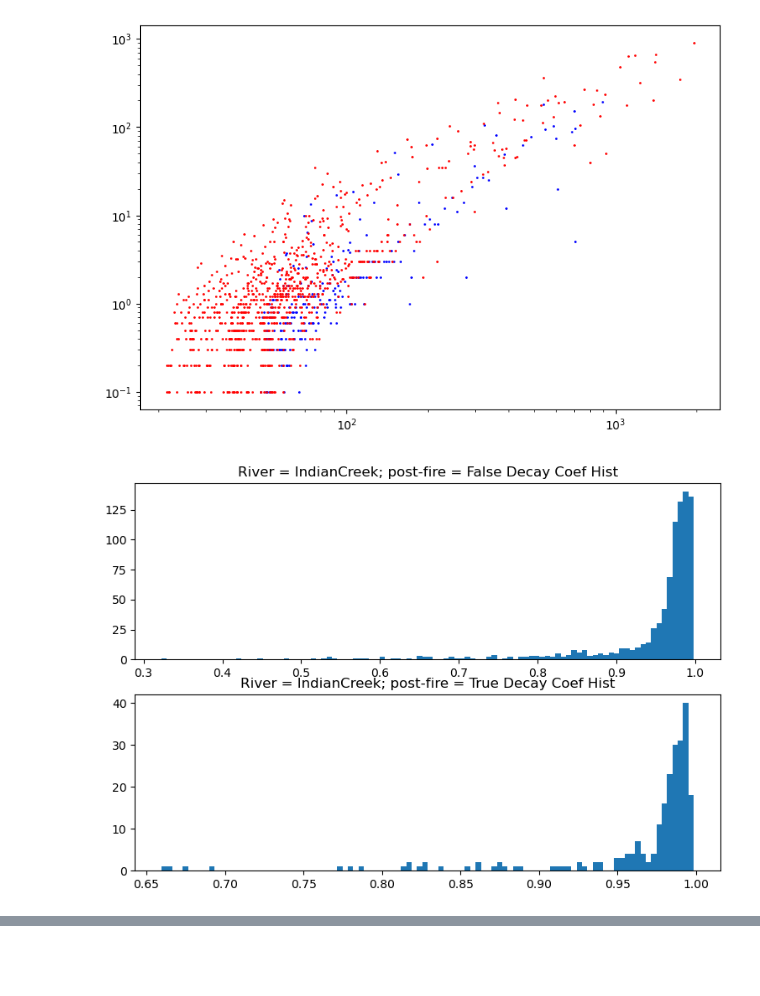
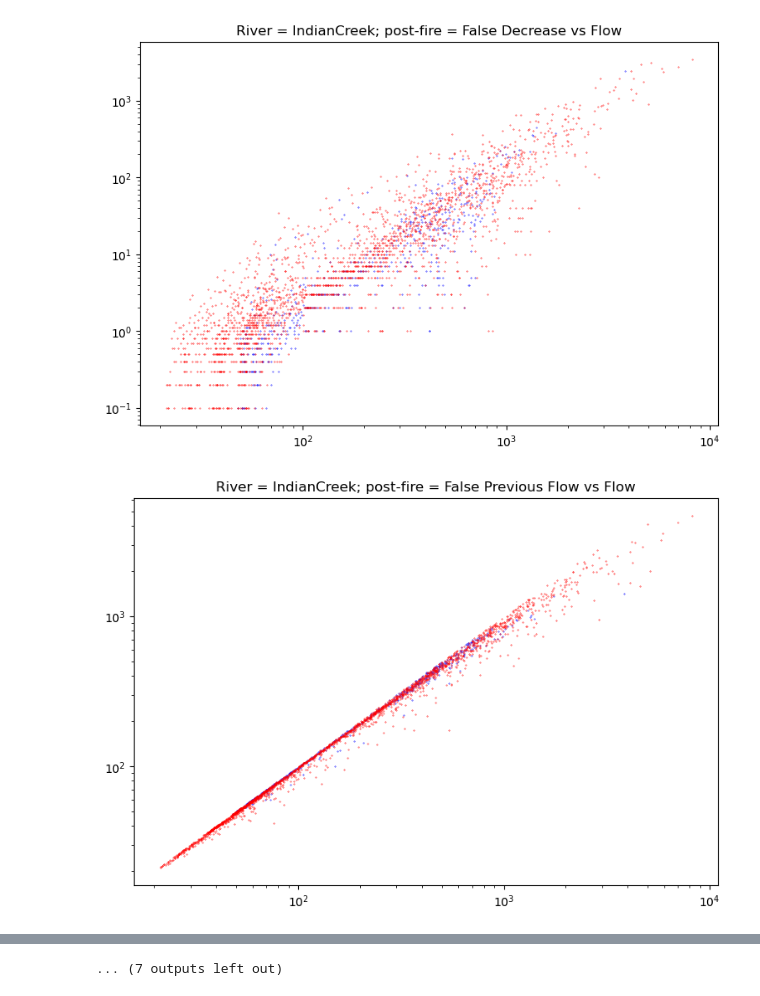
Before and after one commit to UW-GDA/SlaterFireHydrology, a Jupyter notebook: code/Analysis/Linear_Res_Model.ipynb, the cells around one changed output, grey strips where cells are left out. Cells and saved outputs as stored; diff of their text form; code cells hidden in the pictures; blank space fills up the shorter version.

Commit message:
Add more fire data sets

```diff
--- a/code/Analysis/Linear_Res_Model.ipynb
+++ b/code/Analysis/Linear_Res_Model.ipynb
@@ -9,12 +9,12 @@ root_dir='/Users/robinruhm/Documents/Research/Fire Hydrology/SlaterFireHydrology
 data_dir=root_dir+'/data';
 processed_dir =data_dir+'/Processed';
 raw_dir=data_dir+'/Raw';
-precip_station='salmonriver'
-river='IndianCreek'
+#precip_station='salmonriver'
+#river='IndianCreek'
 # %%
-data_file=processed_dir+'/IndianCreekFlowData.txt'
+data_file=processed_dir+'/RiverFlowData.txt'
 # %%
-rivers = ['IndianCreek']
-fire_year = {'IndianCreek': 2020}
+rivers = ['IndianCreek', 'WillowCreek', 'CacheCreek', 'SuckerCreek', 'JockoRiver','SalmonFallsCreek']
+fire_year = {'IndianCreek': 2020, 'WillowCreek': 2020, 'CacheCreek': 2018, 'SuckerCreek': 2017, 'JockoRiver':2017,'SalmonFallsCreek': 2010}
 # %%
 df = pd.read_csv(data_file)
@@ -41,4 +25,4 @@ for river in rivers:
     df['discharge_' + river + '_daily_change_positive'] = -df['discharge_' + river + '_daily_change']
     df['post-fire_' + river] = df['year'] > fire_year[river]
 
-summer_df = df[(df['month']>6) & (df['month']<12)]
+summer_df = df[(df['month']>8) & (df['month']<11)]
@@ -46,11 +46,18 @@ summer_df = df[(df['month']>6) & (df['month']<12)]
 for river in rivers:
     decrease_df = summer_df[summer_df['discharge_' + river + '_daily_change'] < 0]
 
-    decrease_df= decrease_df.drop(decrease_df[decrease_df['year']==2020].index)
+    decrease_df= decrease_df.drop(decrease_df[decrease_df['year']==fire_year[river]].index)
 
     fig, ax = plt.subplots(figsize = (9, 6))
     for (v, c) in [(1, 'b'), (0, 'r')]:
-        ax.scatter(decrease_df[decrease_df['post-fire_' + river] == v]['discharge_IndianCreek_previous_day'], decrease_df[decrease_df['post-fire_' + river] == v]['discharge_IndianCreek_daily_change_positive'], s = 1,c=c)
+        ax.scatter(decrease_df[decrease_df['post-fire_' + river] == v]['discharge_'+ river + '_previous_day'], decrease_df[decrease_df['post-fire_' + river] == v]['discharge_' + river + '_daily_change_positive'], s = .1,c=c)
+        ax.set_title('River = ' + river + '; post-fire = ' + str(bool(v)) + ' Decrease vs Flow')
+    ax.set_xscale("log")
+    ax.set_yscale("log")
+    fig, ax = plt.subplots(figsize = (9, 6))
+    for (v, c) in [(1, 'b'), (0, 'r')]:
+        ax.scatter(decrease_df[decrease_df['post-fire_' + river] == v]['discharge_'+ river + '_previous_day'], decrease_df[decrease_df['post-fire_' + river] == v]['discharge_' + river], s = .1,c=c)
+        ax.set_title('River = ' + river + '; post-fire = ' + str(bool(v)) + ' Previous Flow vs Flow')
     ax.set_xscale("log")
     ax.set_yscale("log")
     fig, ax = plt.subplots(2, figsize = (9, 6))
@@ -65,2 +82,2 @@ River = IndianCreek; post-fire = True; mean decay coef = 0.9643189215039567 +/-
-[figure, old version]
+[figure, new version]
-[figure, old version]
+[figure, new version]
@@ -66,0 +93 @@ River = IndianCreek; post-fire = True; mean decay coef = 0.9643189215039567 +/-
+... (7 outputs left out)
```
Also changed, not shown: parts of 3 cells of this notebook, 10 other files.
